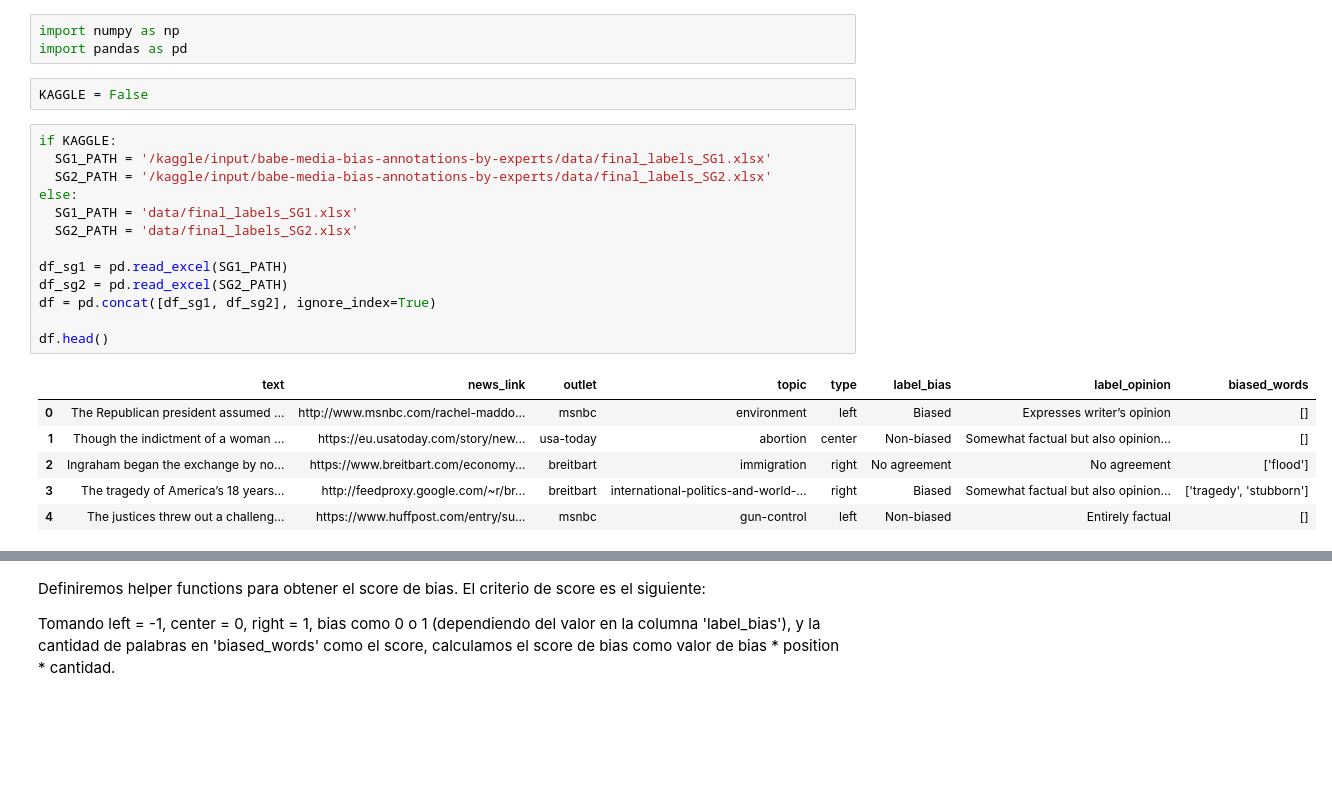
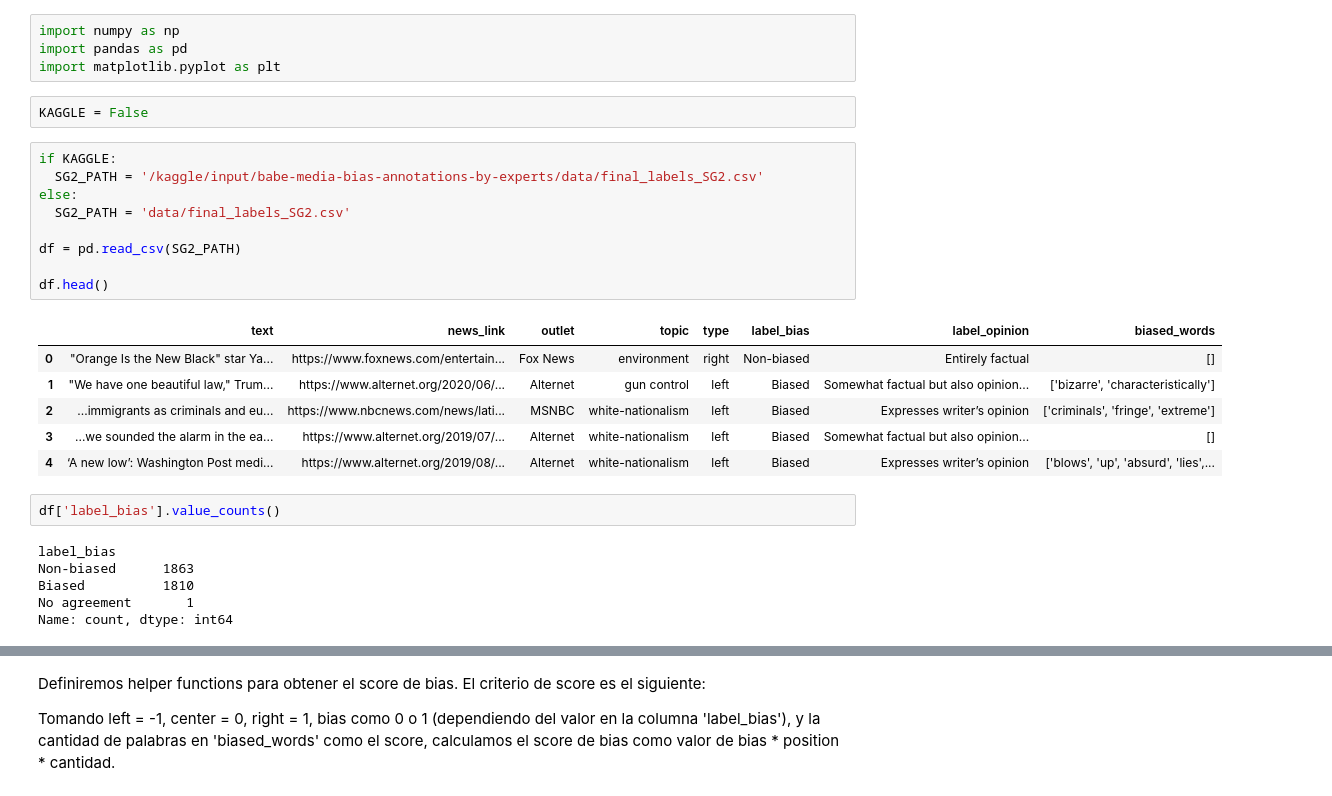
Before and after one commit to jzarcoo/FakeNewsDetection, a Jupyter notebook: Regression.ipynb, the cells around one changed output, grey strips where cells are left out. Cells and saved outputs as stored; diff of their text form; blank space fills up the shorter version.

```diff
--- a/Regression.ipynb
+++ b/Regression.ipynb
@@ -1,28 +31,33 @@
 # %%
 import numpy as np
 import pandas as pd
+import matplotlib.pyplot as plt
 # %%
 KAGGLE = False
 # %%
 if KAGGLE:
-  SG1_PATH = '/kaggle/input/babe-media-bias-annotations-by-experts/data/final_labels_SG1.xlsx'
-  SG2_PATH = '/kaggle/input/babe-media-bias-annotations-by-experts/data/final_labels_SG2.xlsx'
+  SG2_PATH = '/kaggle/input/babe-media-bias-annotations-by-experts/data/final_labels_SG2.csv'
 else:
-  SG1_PATH = 'data/final_labels_SG1.xlsx'
-  SG2_PATH = 'data/final_labels_SG2.xlsx'
+  SG2_PATH = 'data/final_labels_SG2.csv'
 
-df_sg1 = pd.read_excel(SG1_PATH)
-df_sg2 = pd.read_excel(SG2_PATH)
-df = pd.concat([df_sg1, df_sg2], ignore_index=True)
+df = pd.read_csv(SG2_PATH)
 
 df.head()
 # %% [output]
 |  | text | news_link | outlet | topic | type | label_bias | label_opinion | biased_words |
-| 0 | The Republican president assumed ... | http://www.msnbc.com/rachel-maddo... | msnbc | environment | left | Biased | Expresses writer’s opinion | [] |
-| 1 | Though the indictment of a woman ... | https://eu.usatoday.com/story/new... | usa-today | abortion | center | Non-biased | Somewhat factual but also opinion... | [] |
-| 2 | Ingraham began the exchange by no... | https://www.breitbart.com/economy... | breitbart | immigration | right | No agreement | No agreement | ['flood'] |
-| 3 | The tragedy of America’s 18 years... | http://feedproxy.google.com/~r/br... | breitbart | international-politics-and-world-... | right | Biased | Somewhat factual but also opinion... | ['tragedy', 'stubborn'] |
-| 4 | The justices threw out a challeng... | https://www.huffpost.com/entry/su... | msnbc | gun-control | left | Non-biased | Entirely factual | [] |
+| 0 | "Orange Is the New Black" star Ya... | https://www.foxnews.com/entertain... | Fox News | environment | right | Non-biased | Entirely factual | [] |
+| 1 | "We have one beautiful law," Trum... | https://www.alternet.org/2020/06/... | Alternet | gun control | left | Biased | Somewhat factual but also opinion... | ['bizarre', 'characteristically'] |
+| 2 | ...immigrants as criminals and eu... | https://www.nbcnews.com/news/lati... | MSNBC | white-nationalism | left | Biased | Expresses writer’s opinion | ['criminals', 'fringe', 'extreme'] |
+| 3 | ...we sounded the alarm in the ea... | https://www.alternet.org/2019/07/... | Alternet | white-nationalism | left | Biased | Somewhat factual but also opinion... | [] |
+| 4 | ‘A new low’: Washington Post medi... | https://www.alternet.org/2019/08/... | Alternet | white-nationalism | left | Biased | Expresses writer’s opinion | ['blows', 'up', 'absurd', 'lies',... |
+# %%
+df['label_bias'].value_counts()
+# %% [output]
+label_bias
+Non-biased      1863
+Biased          1810
+No agreement       1
+Name: count, dtype: int64
 # %%
 df.isnull().sum()
 # %% [output]
```
Also changed, not shown: parts of 30 cells of this notebook.
